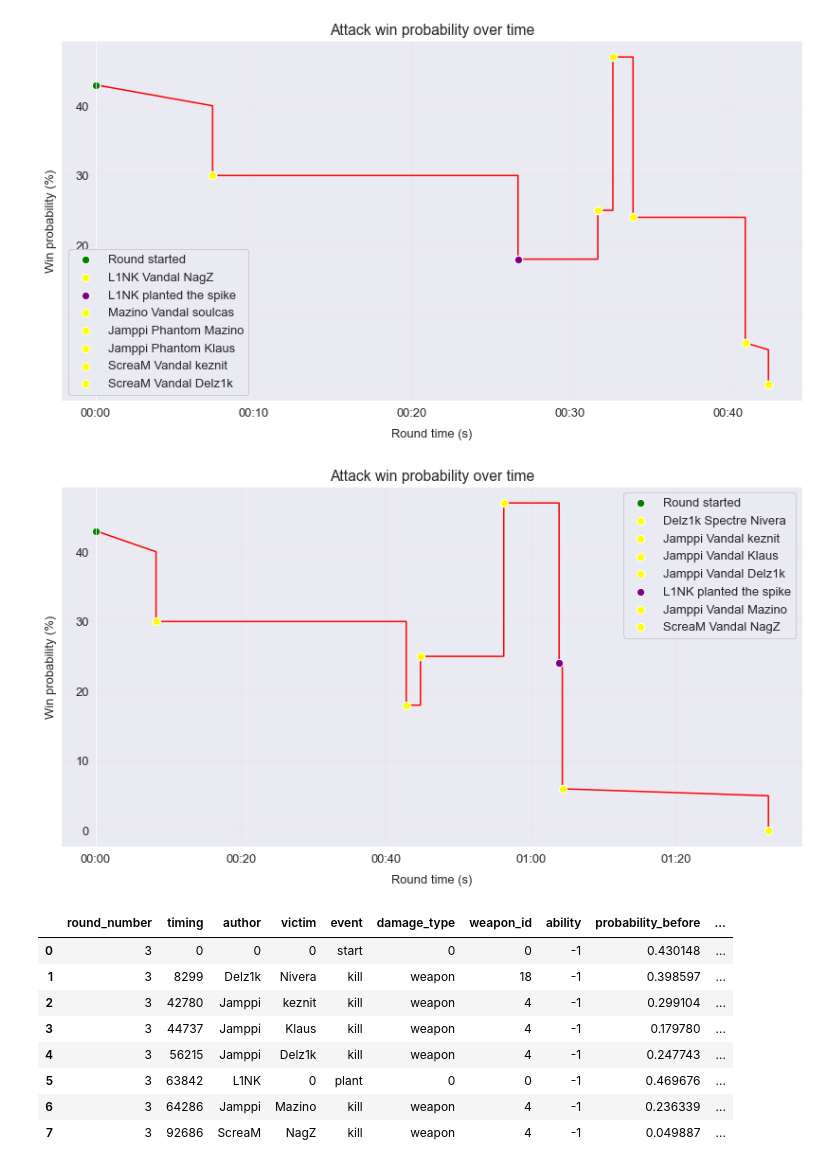
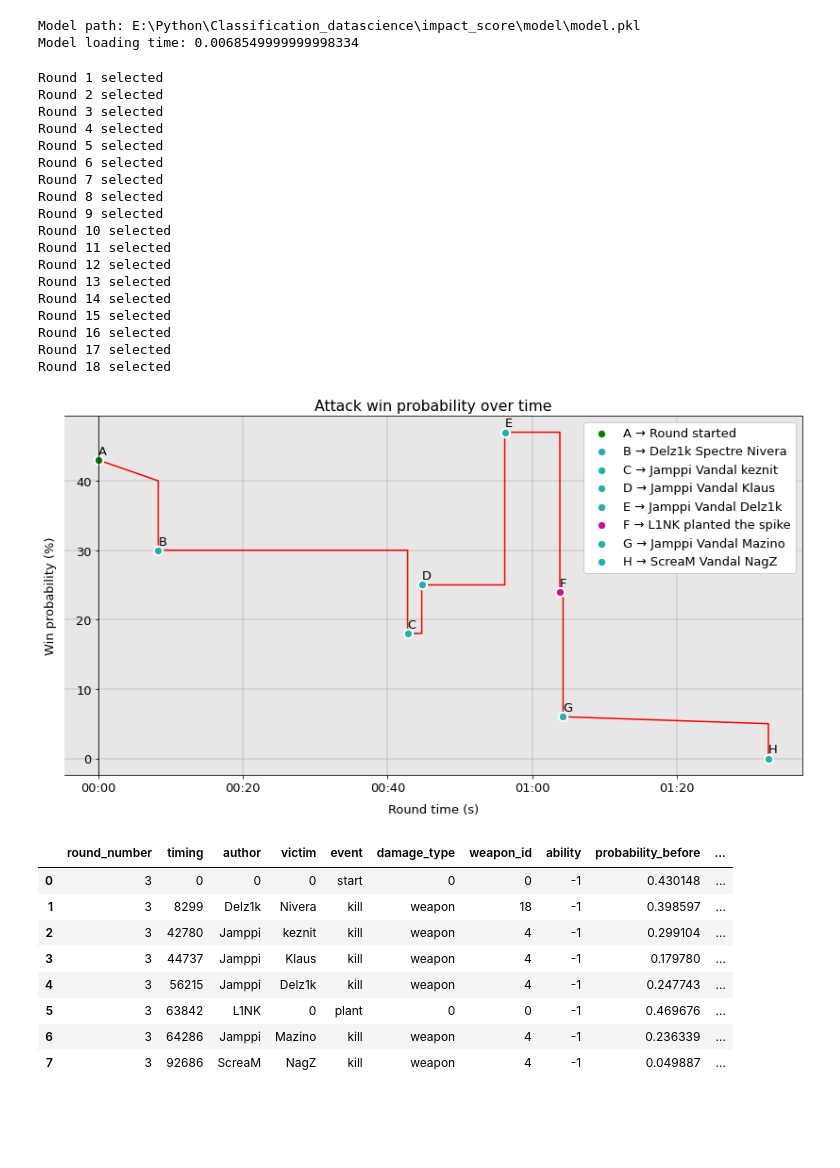
Before and after one commit to mateusb12/valorant_impact, a Jupyter notebook: impact_score/impact/plot.ipynb, the cells around one changed output. Drawn from its saved outputs; the diff is of its cells as text; code cells hidden in the pictures; blank space fills up the shorter version.

Commit message:
Plot round color improvements
Former-commit-id: 8399c25a82bd45465ed46631b6912b5fb84d0e5b

```diff
--- a/impact_score/impact/plot.ipynb
+++ b/impact_score/impact/plot.ipynb
@@ -32,52 +1,31 @@ Round 18 selected
-# %%
-gp.base_plot(round_number=5)
-# %% [output]
-[figure, removed]
-# %%
-chosen_side = "atk"
-color_dict = {"atk": "red", "def": "blue"}
-title_dict = {"atk": "Attack", "def": "Defense"}
-
-fig = plt.figure(figsize=(14, 7))
-fig.tight_layout()
-plt.rcParams.update({'font.size': 13})
-# sns.set_context(rc={'patch.linewidth': 2.0})
-# sns.set(font_scale=1.3)
-# ax = sns.lineplot(data=gp.plot_data, x="Round time", y="Win_probability",ci=None,
-#                 linewidth=1, zorder=0, color=color_dict[chosen_side])
-
-plt.plot(gp.plot_data["Round time"], gp.plot_data["Win_probability"], zorder=0, color=color_dict[chosen_side])
-ax = plt.gca()
-ax.spines["left"].set_position(("data", -4))
-ax.set_xlabel('Round time (s)', rotation=0, labelpad=10)
-ax.set_ylabel('Win probability (%)', rotation=90, labelpad=20)
-ax.grid(b=True, which="major", color="orange", linestyle="-", zorder=0, linewidth=.1, alpha=0.5)
-
-formatter = mpl_ticker.FuncFormatter(lambda ms, x: time.strftime('%M:%S', time.gmtime(ms // 1000)))
-ax.xaxis.set_major_formatter(formatter)
-
-# ax.xaxis.labelpad = 10
-# ax.yaxis.labelpad = 12
-plt.title(f"{title_dict[chosen_side]} win probability over time")
-
-
-
-# ax.lines[0].set_marker("o")
-# ax.lines[0].set_markersize(9)
-
-x_data = gp.plot_data["Round time"]
-y_data = gp.plot_data["Win_probability"]
-color_data = gp.plot_data["Colors"]
-label_data = gp.plot_data["Tags"]
-for round_time, win_probability, color, label in zip(x_data, y_data, color_data, label_data):
-    if color is not None:
-        ax.scatter(x=round_time, y=win_probability, color=color, edgecolor="w", marker="o", s=70, label=label)
-
-plt.legend(framealpha=1, frameon=True)
-#plt.axhline(y=9, color="black")
-plt.show()
-# %% [output]
-[figure, removed]
+# %%
+from impact_score.impact.graph_plot import GraphPlotter
+
+match_id = 60206
+gp = GraphPlotter(match_id)
+gp.plot_round(round_number=3)
+# %% [output]
+Model path: E:\Python\Classification_datascience\impact_score\model\model.pkl
+Model loading time: 0.0068549999999998334
+Round 1 selected
+Round 2 selected
+Round 3 selected
+Round 4 selected
+Round 5 selected
+Round 6 selected
+Round 7 selected
+Round 8 selected
+Round 9 selected
+Round 10 selected
+Round 11 selected
+Round 12 selected
+Round 13 selected
+Round 14 selected
+Round 15 selected
+Round 16 selected
+Round 17 selected
+Round 18 selected
+[figure, added]
 # %%
 gp.kills_data_df
 # %% [output]
```
Also changed, not shown: parts of 3 cells of this notebook, 1 other file.
